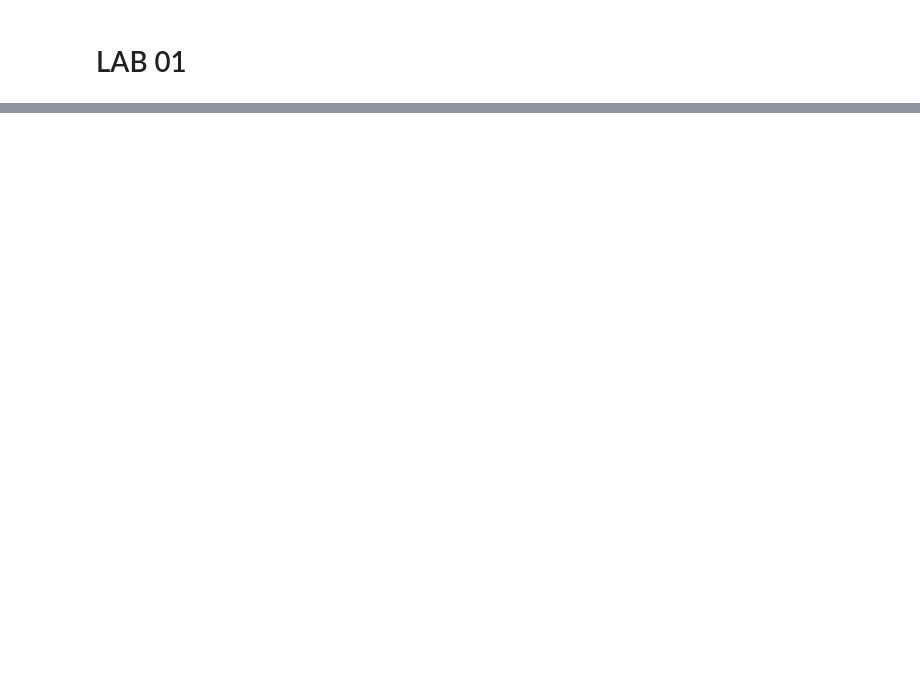
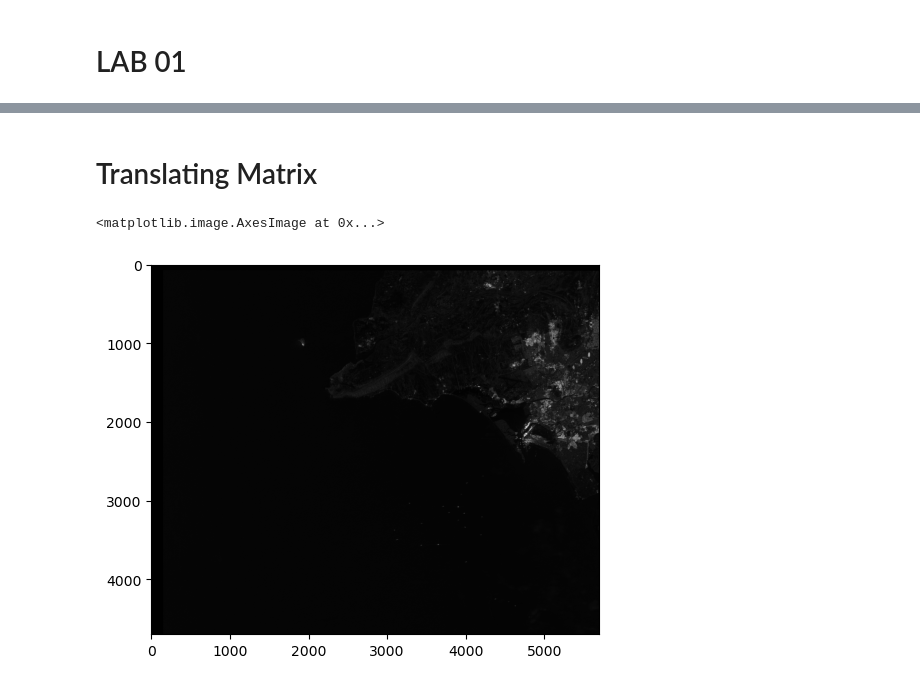
Before and after one commit to Mahnoor-14/Microwave_Hyperspectral_RemoteSensing_, a Jupyter notebook: Accessing & Processing Raster (01).ipynb, the cells around one changed output, grey strips where cells are left out. Cells and saved outputs as stored; diff of their text form; code cells hidden in the pictures; blank space fills up the shorter version.

```diff
--- a/Accessing & Processing Raster (01).ipynb
+++ b/Accessing & Processing Raster (01).ipynb
@@ -16,0 +131,22 @@ pixels = img.load()
+# %% [markdown]
+# Translating Matrix
+# %%
+# Let's shift by (100, 50).
+M = np.float32([[1, 0, 100], [0, 1, 50]])
+try:
+    # Read image from disk.
+    img = cv2.imread(r"G:\Personal\hyperspectral\01\HH-ALPSRP244140480-H2.2_UA.tif")
+
+     # warpAffine does appropriate shifting given the
+    # translation matrix.
+    res2 = cv2.warpAffine(img, M, (cols, rows))
+
+    # Write image back to disk.
+    cv2.imwrite('result.tiff', res2)
+
+except IOError:
+    print('Error while reading files !!!')
+plt.imshow(res2)
+# %% [output]
+<matplotlib.image.AxesImage at 0x...>
+[figure, added]
```
Also changed, not shown: parts of 19 cells of this notebook.
